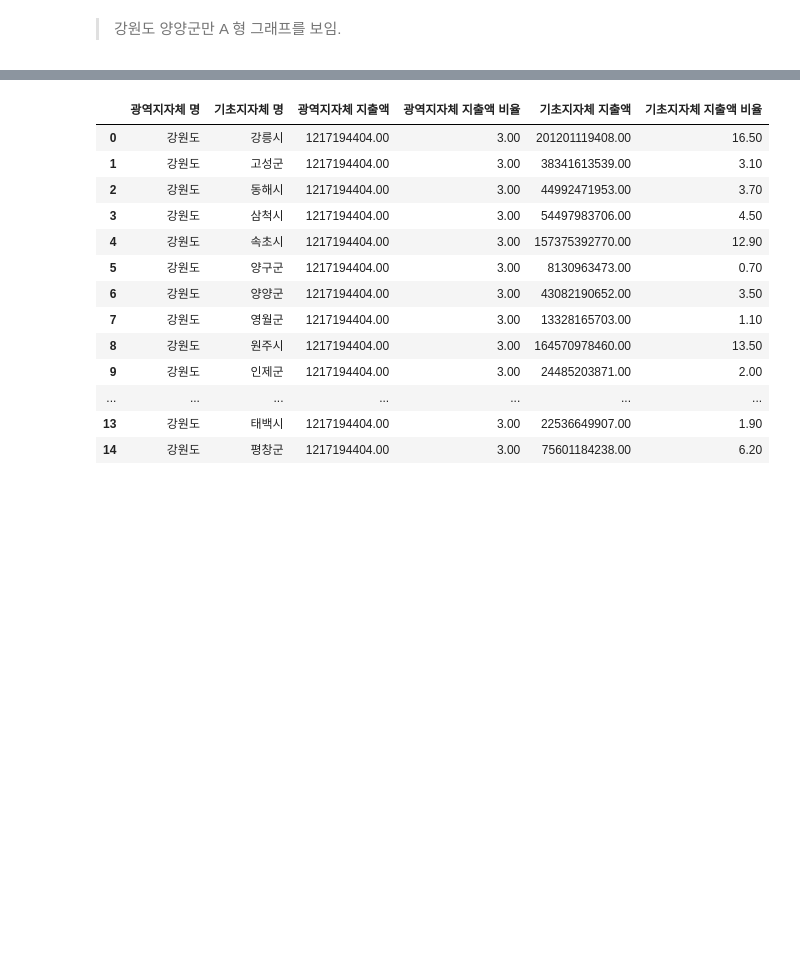
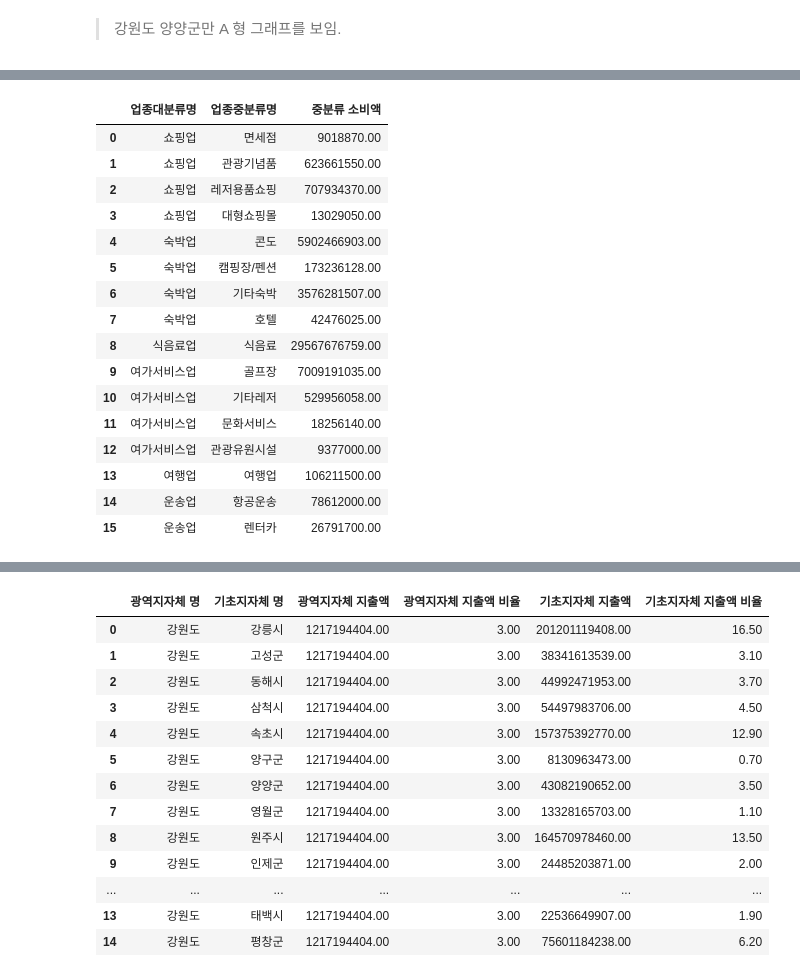
Before and after one commit to whatsasolo/PTJ_EDA, a Jupyter notebook: PTJ_EDA.ipynb, the cells around one changed output, grey strips where cells are left out. Cells and saved outputs as stored; diff of their text form; code cells hidden in the pictures; blank space fills up the shorter version.

```diff
--- a/PTJ_EDA.ipynb
+++ b/PTJ_EDA.ipynb
@@ -1169,0 +1104,20 @@ pd.read_csv('data/20220704231521_강원도_201901-201912_데
+# %%
+pd.read_csv('data/20220705001122_양양군_202001-202012_데이터랩_다운로드/20220705001122_업종별 신용카드 소비.csv', encoding = 'cp949')
+# %% [output]
+|  | 업종대분류명 | 업종중분류명 | 중분류 소비액 |
+| 0 | 쇼핑업 | 면세점 | 9018870.00 |
+| 1 | 쇼핑업 | 관광기념품 | 623661550.00 |
+| 2 | 쇼핑업 | 레저용품쇼핑 | 707934370.00 |
+| 3 | 쇼핑업 | 대형쇼핑몰 | 13029050.00 |
+| 4 | 숙박업 | 콘도 | 5902466903.00 |
+| 5 | 숙박업 | 캠핑장/펜션 | 173236128.00 |
+| 6 | 숙박업 | 기타숙박 | 3576281507.00 |
+| 7 | 숙박업 | 호텔 | 42476025.00 |
+| 8 | 식음료업 | 식음료 | 29567676759.00 |
+| 9 | 여가서비스업 | 골프장 | 7009191035.00 |
+| 10 | 여가서비스업 | 기타레저 | 529956058.00 |
+| 11 | 여가서비스업 | 문화서비스 | 18256140.00 |
+| 12 | 여가서비스업 | 관광유원시설 | 9377000.00 |
+| 13 | 여행업 | 여행업 | 106211500.00 |
+| 14 | 운송업 | 항공운송 | 78612000.00 |
+| 15 | 운송업 | 렌터카 | 26791700.00 |
```
Also changed, not shown: parts of 74 cells of this notebook.
